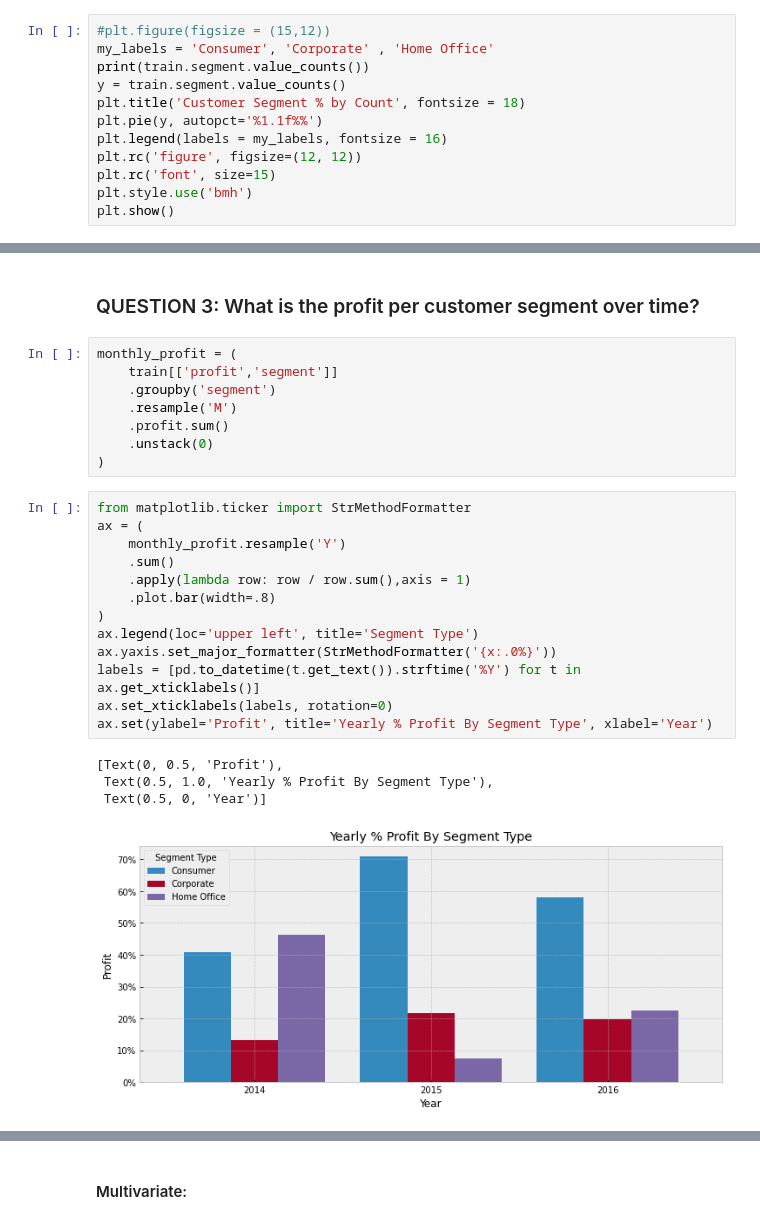
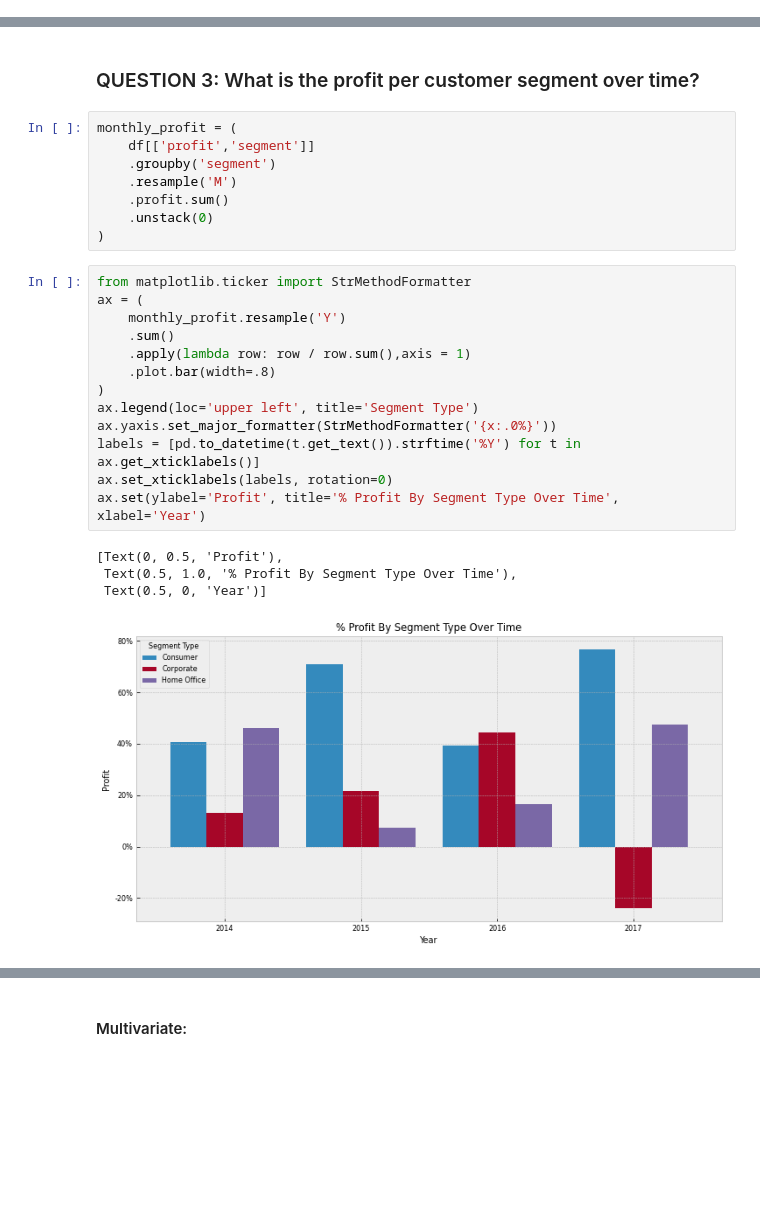
Before and after one commit to long-name-gang/time_series-project, a Jupyter notebook: rachel_final_report.ipynb, the cells around one changed output, grey strips where cells are left out. Cells and saved outputs as stored; diff of their text form; blank space fills up the shorter version.

```diff
--- a/rachel_final_report.ipynb
+++ b/rachel_final_report.ipynb
@@ -210,15 +202,3 @@ Exploration started with looking at the distribution of profit and the distribut
 ### QUESTION 1: Who are our customers?
 # %% [markdown]
 #### UNIVARIATE:
-# %%
-#plt.figure(figsize = (15,12))
-my_labels = 'Consumer', 'Corporate' , 'Home Office'
-print(train.segment.value_counts())
-y = train.segment.value_counts()
-plt.title('Customer Segment % by Count', fontsize = 18)
-plt.pie(y, autopct='%1.1f%%')
-plt.legend(labels = my_labels, fontsize = 16)
-plt.rc('figure', figsize=(12, 12))
-plt.rc('font', size=15)
-plt.style.use('bmh')
-plt.show()
@@ -276,7 +254,7 @@ Observations:
 ### QUESTION 3: What is the profit per customer segment over time?
 # %%
 monthly_profit = (
-    train[['profit','segment']]
+    df[['profit','segment']]
     .groupby('segment')
     .resample('M')
     .profit.sum()
@@ -285,21 +263,21 @@ monthly_profit = (
 # %%
 from matplotlib.ticker import StrMethodFormatter
 ax = (
     monthly_profit.resample('Y')
     .sum()
     .apply(lambda row: row / row.sum(),axis = 1)
     .plot.bar(width=.8)
 )
 ax.legend(loc='upper left', title='Segment Type')
 ax.yaxis.set_major_formatter(StrMethodFormatter('{x:.0%}'))
 labels = [pd.to_datetime(t.get_text()).strftime('%Y') for t in ax.get_xticklabels()]
 ax.set_xticklabels(labels, rotation=0)
-ax.set(ylabel='Profit', title='Yearly % Profit By Segment Type', xlabel='Year')
+ax.set(ylabel='Profit', title='% Profit By Segment Type Over Time', xlabel='Year')
 # %% [output]
 [Text(0, 0.5, 'Profit'),
- Text(0.5, 1.0, 'Yearly % Profit By Segment Type'),
+ Text(0.5, 1.0, '% Profit By Segment Type Over Time'),
  Text(0.5, 0, 'Year')]
-[figure, old version]
+[figure, new version]
 # %%
 plt.rc('figure', figsize=(12, 6))
 plt.rc('font', size=8)
```
Also changed, not shown: parts of 30 cells of this notebook.
